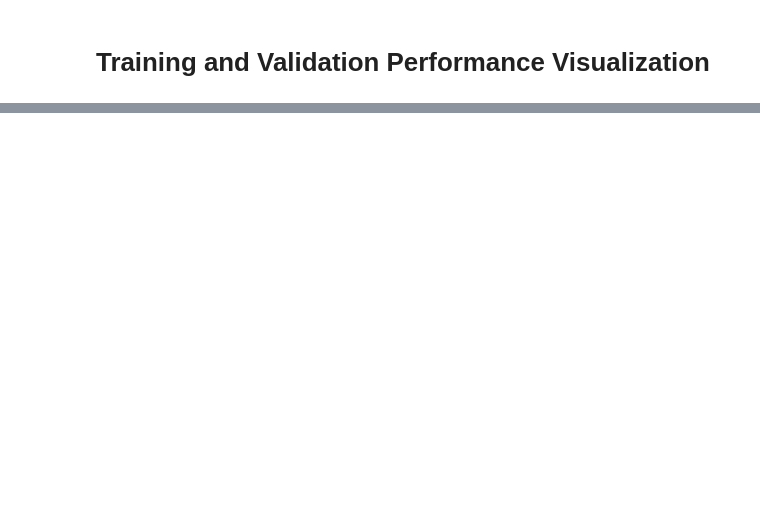
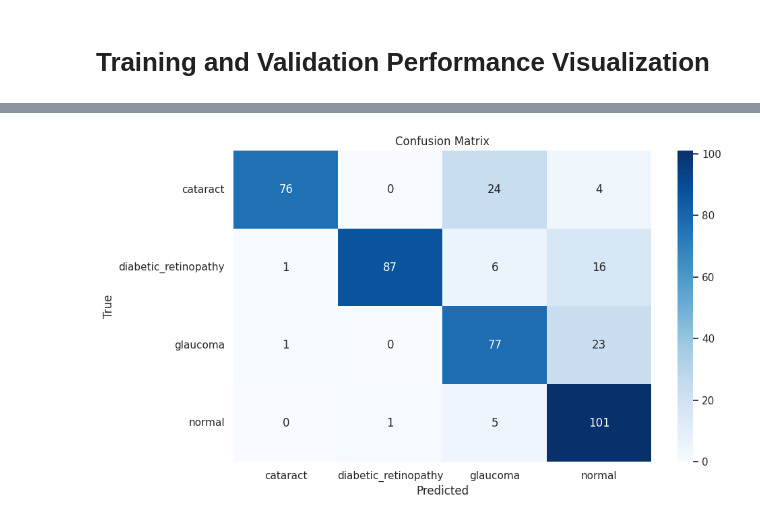
Before and after one commit to vamsibramhadevi/Eye-Disease-Classification, a Jupyter notebook: Eye Disease Classification.ipynb, the cells around one changed output, grey strips where cells are left out. Saved outputs shown, nothing was run; the diff lists cells and outputs as text; code cells hidden in the pictures; blank space fills up the shorter version.

```diff
--- a/Eye Disease Classification.ipynb
+++ b/Eye Disease Classification.ipynb
@@ -321,0 +364,2 @@ NameError: name 'history' is not defined
+# %%
+model = load_model("my_model.keras")
@@ -321,0 +383,10 @@ NameError: name 'history' is not defined
+# %%
+class_names = list(test_set.class_indices.keys())
+
+predictions = model.predict(test_set, verbose=1)
+predicted_labels = np.argmax(predictions, axis=1)
+
+true_labels = test_set.classes
+
+class_report = classification_report(true_labels, predicted_labels, target_names = class_names)
+print("Classification Report:\n", class_report)
@@ -321,0 +406,11 @@ NameError: name 'history' is not defined
+# %%
+confusion_mat = confusion_matrix(true_labels, predicted_labels)
+
+plt.figure(figsize=(10, 6))
+sns.heatmap(confusion_mat, annot = True, fmt = "d", cmap = "Blues", xticklabels = class_names, yticklabels = class_names)
+plt.xlabel("Predicted")
+plt.ylabel("True")
+plt.title("Confusion Matrix")
+plt.show()
+# %% [output]
+[figure, added]
```
Also changed, not shown: parts of 15 cells of this notebook, 3 other files.
